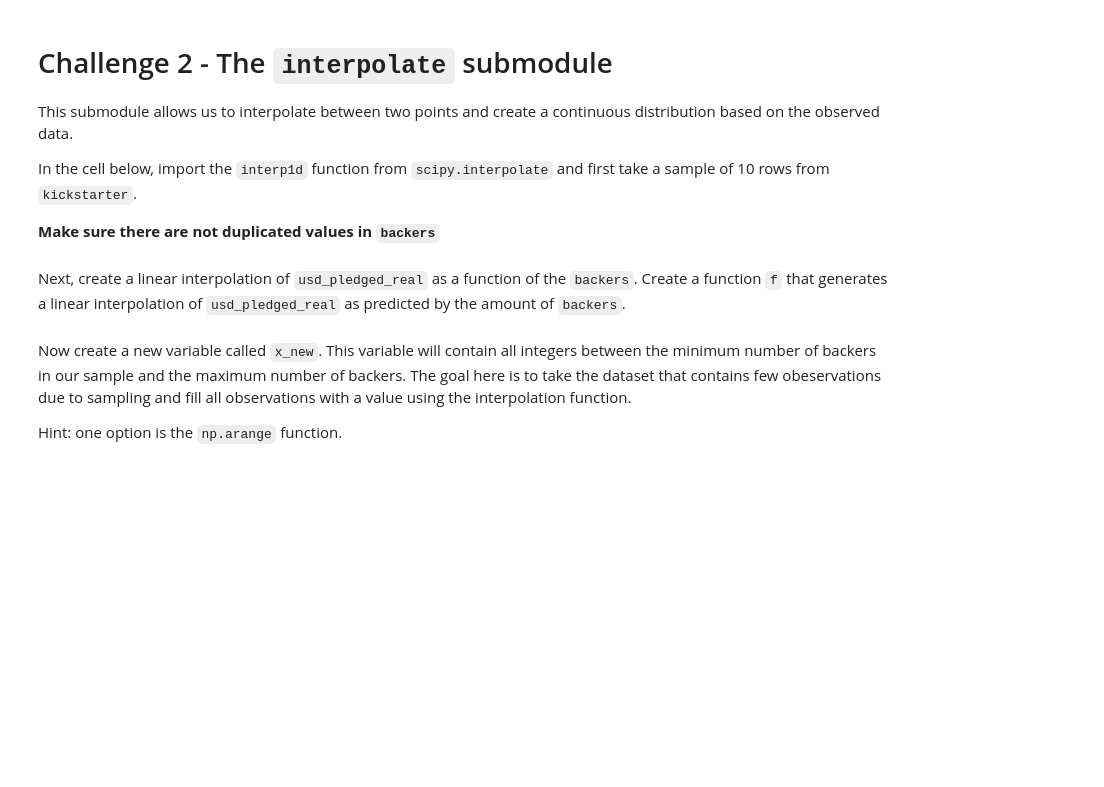
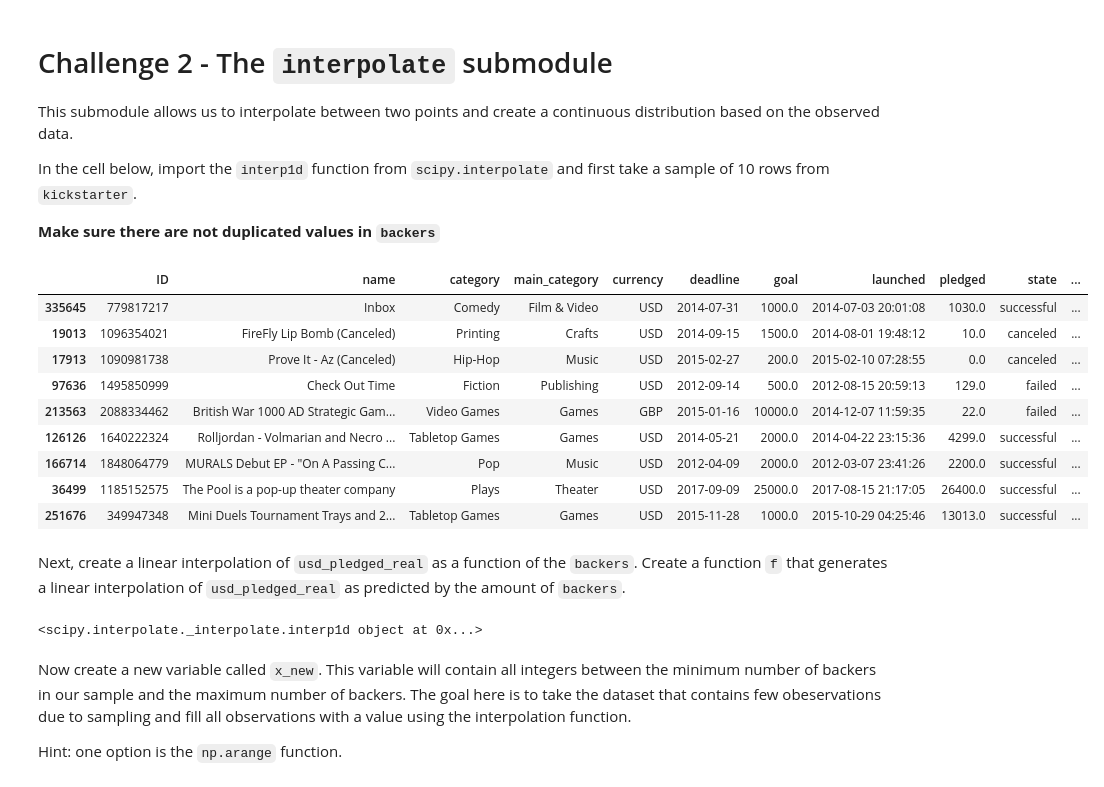
Before and after one commit to ta-data-lis/lab-intro-to-scipy, a Jupyter notebook: your-code/main.ipynb, the cells around one changed output. Saved outputs shown, nothing was run; the diff lists cells and outputs as text; code cells hidden in the pictures; blank space fills up the shorter version.

```diff
--- a/your-code/main.ipynb
+++ b/your-code/main.ipynb
@@ -60,7 +171,30 @@ In the cell below, import the `interp1d` function from `scipy.interpolate` and f
+# %%
+# Your code here:
+
+from scipy.interpolate import interp1d
+
+sample = kickstarter.sample(n = 10).drop_duplicates(subset = ["backers"])
+sample
+# %% [output]
+|  | ID | name | category | main_category | currency | deadline | goal | launched | pledged | state | ... |
+| 335645 | 779817217 | Inbox | Comedy | Film & Video | USD | 2014-07-31 | 1000.0 | 2014-07-03 20:01:08 | 1030.0 | successful | ... |
+| 19013 | 1096354021 | FireFly Lip Bomb (Canceled) | Printing | Crafts | USD | 2014-09-15 | 1500.0 | 2014-08-01 19:48:12 | 10.0 | canceled | ... |
+| 17913 | 1090981738 | Prove It - Az (Canceled) | Hip-Hop | Music | USD | 2015-02-27 | 200.0 | 2015-02-10 07:28:55 | 0.0 | canceled | ... |
+| 97636 | 1495850999 | Check Out Time | Fiction | Publishing | USD | 2012-09-14 | 500.0 | 2012-08-15 20:59:13 | 129.0 | failed | ... |
+| 213563 | 2088334462 | British War 1000 AD Strategic Gam... | Video Games | Games | GBP | 2015-01-16 | 10000.0 | 2014-12-07 11:59:35 | 22.0 | failed | ... |
+| 126126 | 1640222324 | Rolljordan - Volmarian and Necro ... | Tabletop Games | Games | USD | 2014-05-21 | 2000.0 | 2014-04-22 23:15:36 | 4299.0 | successful | ... |
+| 166714 | 1848064779 | MURALS Debut EP - "On A Passing C... | Pop | Music | USD | 2012-04-09 | 2000.0 | 2012-03-07 23:41:26 | 2200.0 | successful | ... |
+| 36499 | 1185152575 | The Pool is a pop-up theater company | Plays | Theater | USD | 2017-09-09 | 25000.0 | 2017-08-15 21:17:05 | 26400.0 | successful | ... |
+| 251676 | 349947348 | Mini Duels Tournament Trays and 2... | Tabletop Games | Games | USD | 2015-11-28 | 1000.0 | 2015-10-29 04:25:46 | 13013.0 | successful | ... |
 # %% [markdown]
 Next, create a linear interpolation of `usd_pledged_real` as a function of the `backers`. Create a function `f` that generates a linear interpolation of `usd_pledged_real` as predicted by the amount of `backers`.
 # %%
 # Your code here:
+
+f = interp1d(sample["backers"], sample["usd_pledged_real"])
+print(f)
+# %% [output]
+<scipy.interpolate._interpolate.interp1d object at 0x...>
 # %% [markdown]
 Now create a new variable called `x_new`. This variable will contain all integers between the minimum number of backers in our sample and the maximum number of backers. The goal here is to take the dataset that contains few obeservations due to sampling and fill all observations with a value using the interpolation function.
 
```
Also changed, not shown: parts of 24 cells of this notebook.
